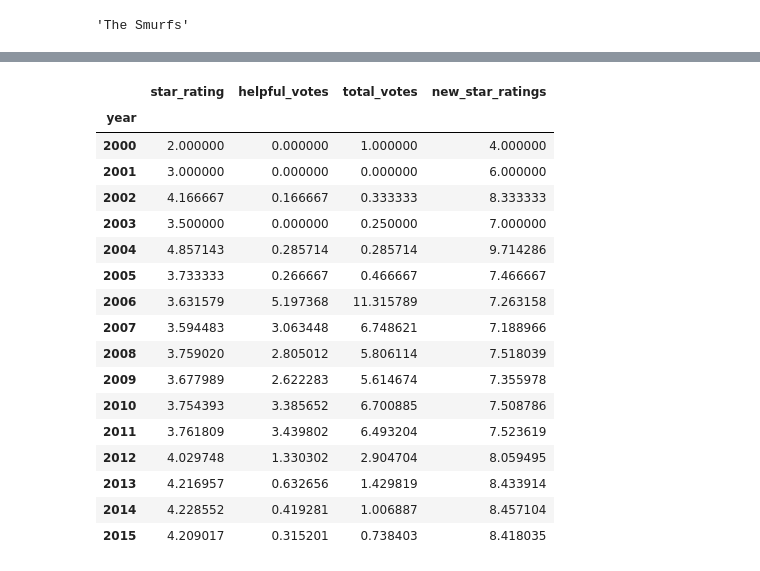
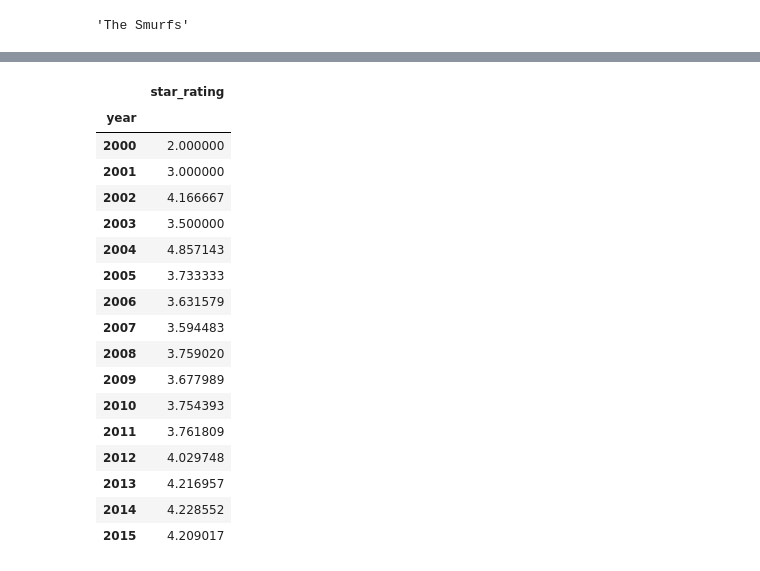
Before and after one commit to nhshz/duckdb-lab, a Jupyter notebook: notebooks/demo-completed.ipynb, the cells around one changed output, grey strips where cells are left out. Saved outputs shown, nothing was run; the diff lists cells and outputs as text; code cells hidden in the pictures.

```diff
--- a/notebooks/demo-completed.ipynb
+++ b/notebooks/demo-completed.ipynb
@@ -35,8 +32,8 @@ movie_reviews.loc[12, "product_title"]
 # %%
 # Changing that entry
 
-movie_reviews.loc[12, "product_title"] = "The Smurfs"
-movie_reviews.loc[12, "product_title"]
+movie_reviews.loc[2, "product_title"] = "The Smurfs"
+movie_reviews.loc[2, "product_title"]
 # %% [output]
 'The Smurfs'
 # %%
@@ -60,4 +55,0 @@ movie_reviews[descriptive_columns]
-# %%
-# movie_reviews["new_star_ratings"] = movie_reviews["star_rating"] * 2
-movie_reviews["new_star_ratings"] = movie_reviews["star_rating"].apply(lambda row: row * 2)
-movie_reviews
@@ -93,0 +73,4 @@ Length: 93535, dtype: int64
+# %%
+# Changing Season -> Series
+movie_reviews["product_title"] = movie_reviews["product_title"].str.replace("Season", "Series")
+movie_reviews.value_counts("product_title")
@@ -111,0 +110,3 @@ Length: 93534, dtype: int64
+# %%
+movie_reviews["product_title"] = movie_reviews["product_title"].str.replace("Series", "Season")
+movie_reviews.value_counts("product_title")
@@ -149,23 +192,22 @@ movie_reviews.loc[is_bosch_review_bool, "star_rating"].value_counts().plot.pie()
 # %%
 # Calculate the average star rating, helpful votes and total votes each year
-averages_by_year = movie_reviews.groupby("year").mean()
-averages_by_year
+movie_reviews.groupby("year").agg({"star_rating": "mean"})
 # %% [output]
-|  | star_rating | helpful_votes | total_votes | new_star_ratings |
-| year |  |  |  |  |
-| 2000 | 2.000000 | 0.000000 | 1.000000 | 4.000000 |
-| 2001 | 3.000000 | 0.000000 | 0.000000 | 6.000000 |
-| 2002 | 4.166667 | 0.166667 | 0.333333 | 8.333333 |
-| 2003 | 3.500000 | 0.000000 | 0.250000 | 7.000000 |
-| 2004 | 4.857143 | 0.285714 | 0.285714 | 9.714286 |
-| 2005 | 3.733333 | 0.266667 | 0.466667 | 7.466667 |
-| 2006 | 3.631579 | 5.197368 | 11.315789 | 7.263158 |
-| 2007 | 3.594483 | 3.063448 | 6.748621 | 7.188966 |
-| 2008 | 3.759020 | 2.805012 | 5.806114 | 7.518039 |
-| 2009 | 3.677989 | 2.622283 | 5.614674 | 7.355978 |
-| 2010 | 3.754393 | 3.385652 | 6.700885 | 7.508786 |
-| 2011 | 3.761809 | 3.439802 | 6.493204 | 7.523619 |
-| 2012 | 4.029748 | 1.330302 | 2.904704 | 8.059495 |
-| 2013 | 4.216957 | 0.632656 | 1.429819 | 8.433914 |
-| 2014 | 4.228552 | 0.419281 | 1.006887 | 8.457104 |
-| 2015 | 4.209017 | 0.315201 | 0.738403 | 8.418035 |
+|  | star_rating |
+| year |  |
+| 2000 | 2.000000 |
+| 2001 | 3.000000 |
+| 2002 | 4.166667 |
+| 2003 | 3.500000 |
+| 2004 | 4.857143 |
+| 2005 | 3.733333 |
+| 2006 | 3.631579 |
+| 2007 | 3.594483 |
+| 2008 | 3.759020 |
+| 2009 | 3.677989 |
+| 2010 | 3.754393 |
+| 2011 | 3.761809 |
+| 2012 | 4.029748 |
+| 2013 | 4.216957 |
+| 2014 | 4.228552 |
+| 2015 | 4.209017 |
```
Also changed, not shown: parts of 22 cells of this notebook, 1 other file.
